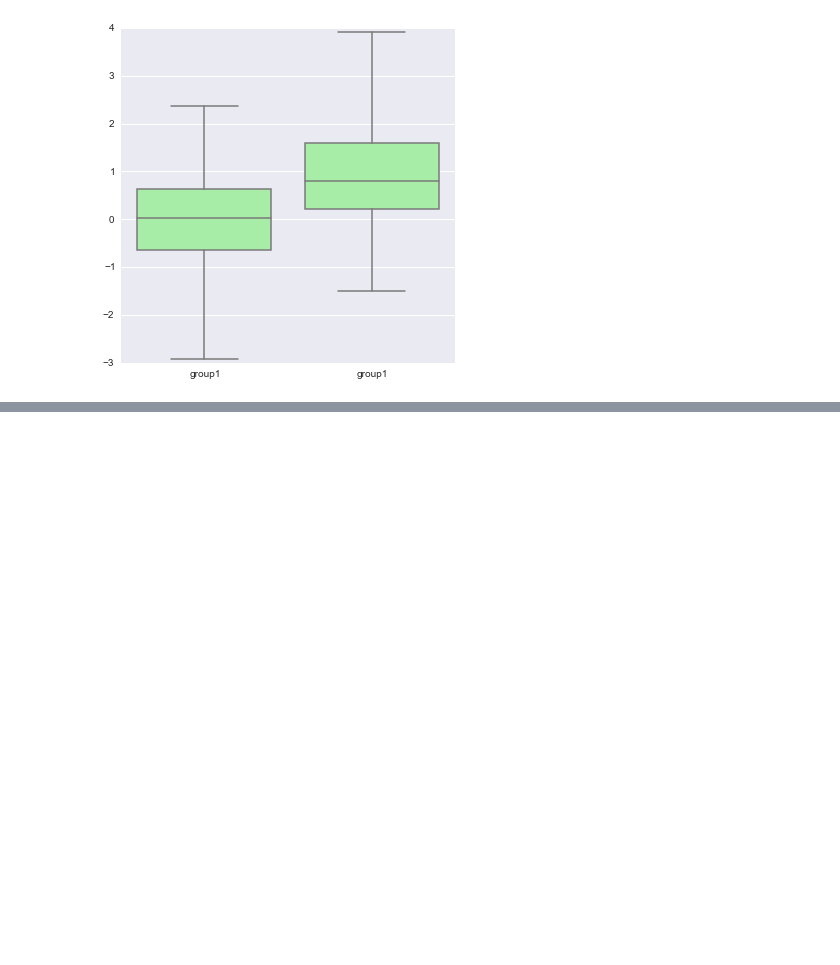
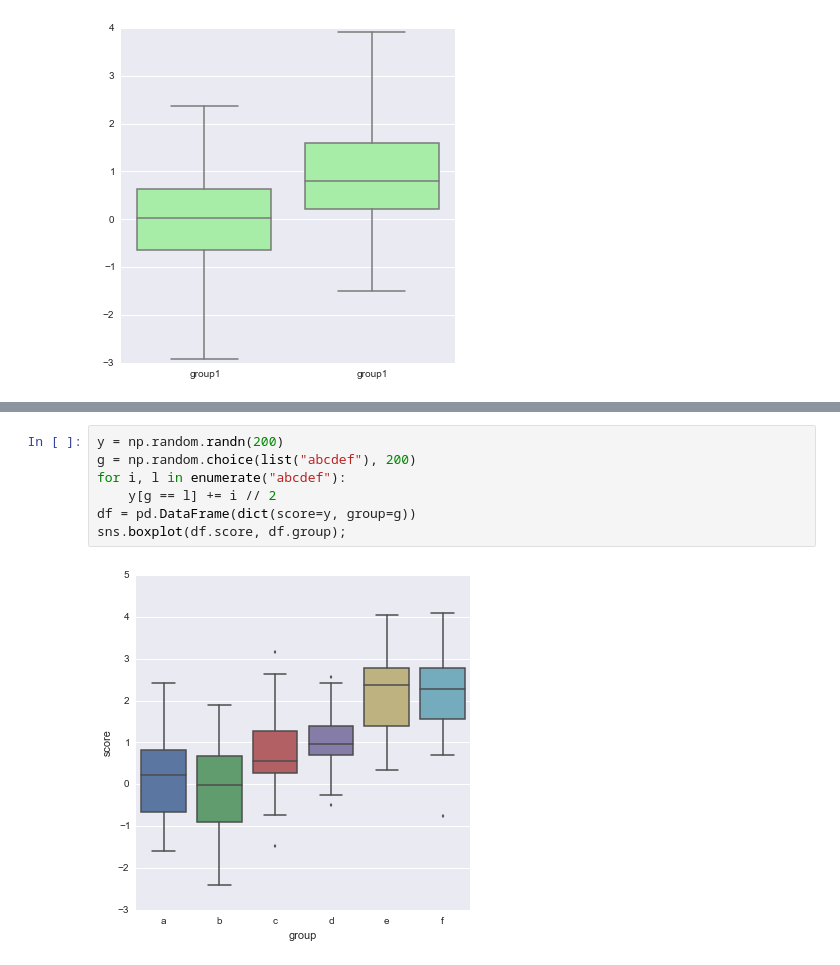
Before and after one commit to tarmstro/mvbop, a Jupyter notebook: seaborn_tutorial.ipynb, the cells around one changed output, grey strips where cells are left out. Drawn from its saved outputs; the diff is of its cells as text; blank space fills up the shorter version.

```diff
--- a/seaborn_tutorial.ipynb
+++ b/seaborn_tutorial.ipynb
@@ -252,0 +271,9 @@ sns.boxplot(data2, names=["group1", "group1"], whis=np.inf, color="PaleGreen");
+# %%
+y = np.random.randn(200)
+g = np.random.choice(list("abcdef"), 200)
+for i, l in enumerate("abcdef"):
+    y[g == l] += i // 2
+df = pd.DataFrame(dict(score=y, group=g))
+sns.boxplot(df.score, df.group);
+# %% [output]
+[figure, added]
```
Also changed, not shown: parts of 3 cells of this notebook.
